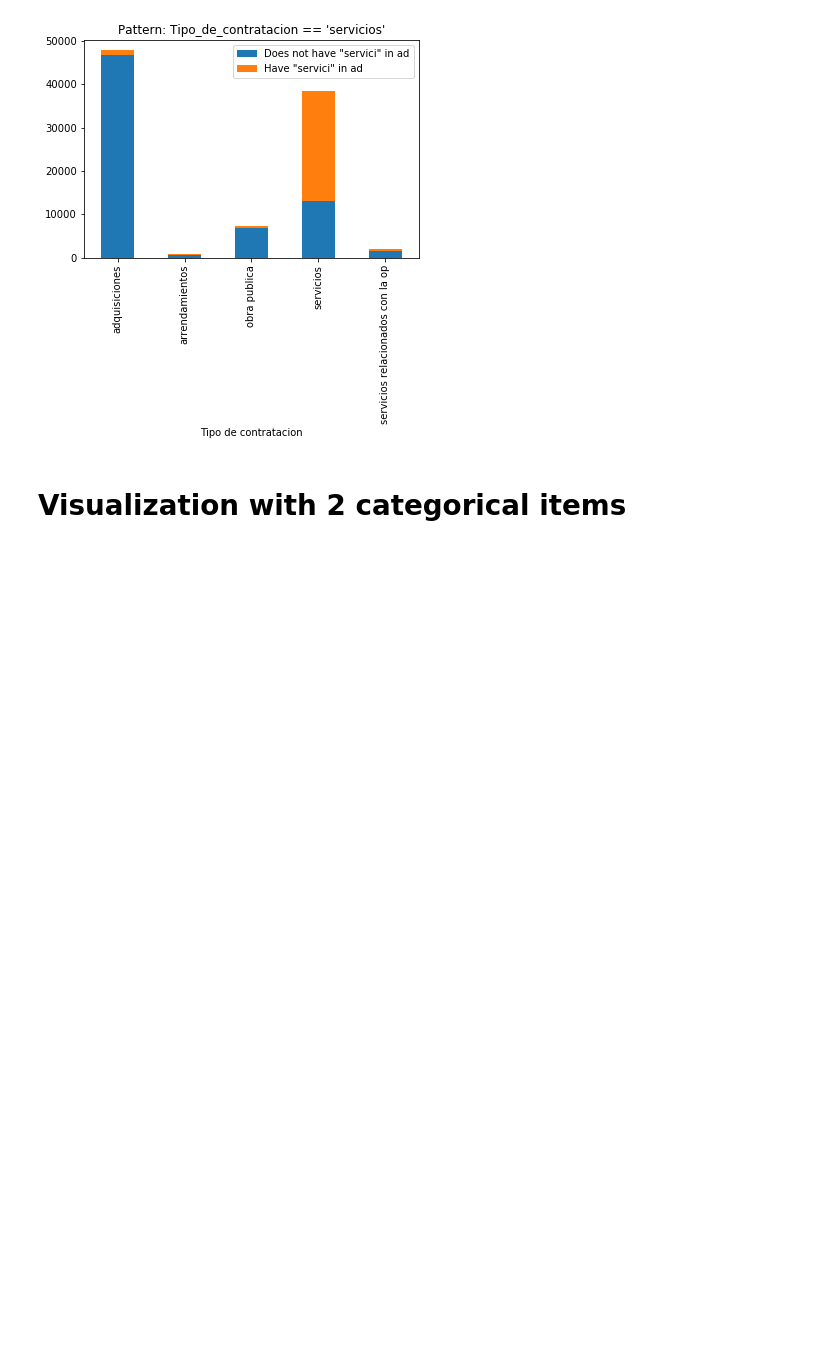
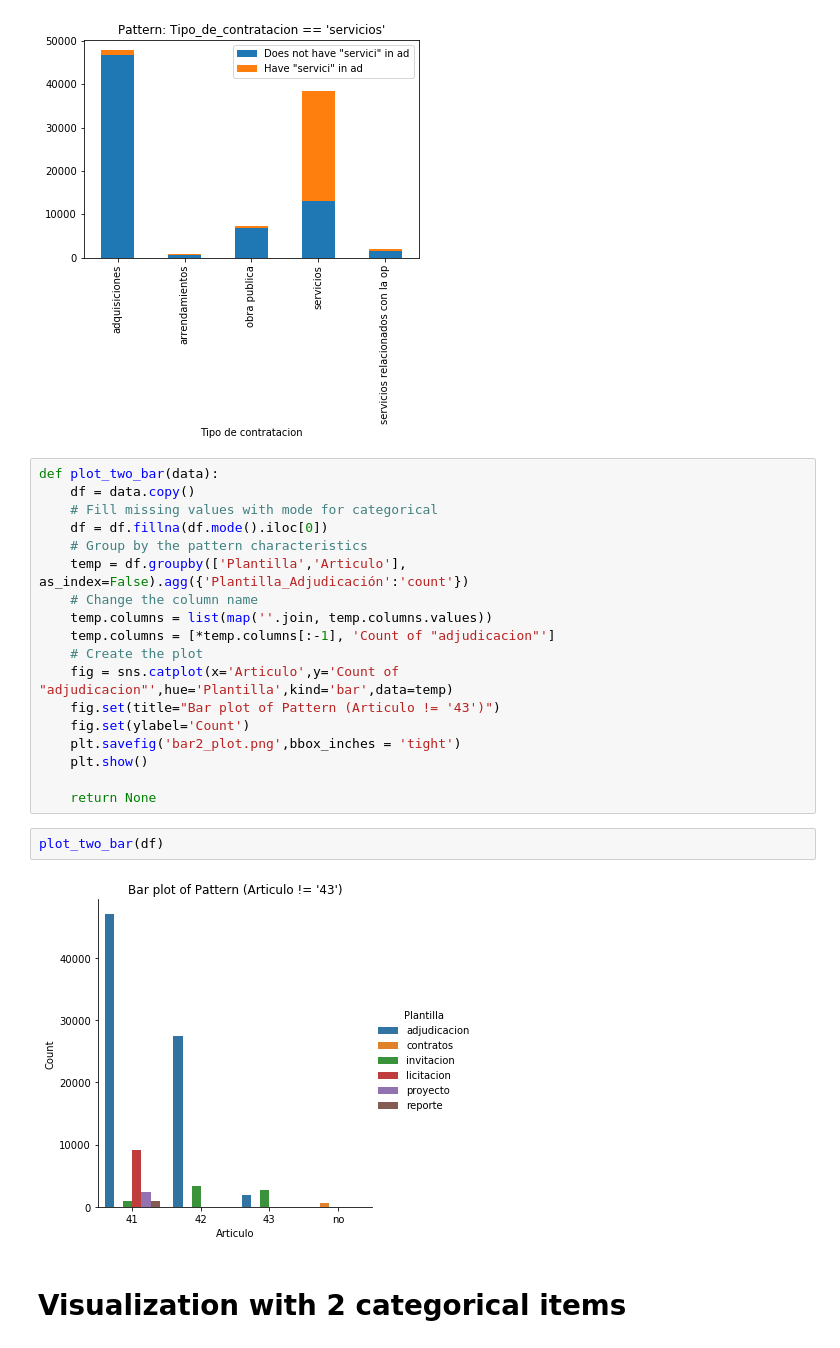
Before and after one commit to ML-Group-Col/Exped_Visualizations, a Jupyter notebook: visuals_ramon.ipynb, the cells around one changed output. Drawn from its saved outputs; the diff is of its cells as text; blank space fills up the shorter version.

Commit message:
new plots

```diff
--- a/visuals_ramon.ipynb
+++ b/visuals_ramon.ipynb
@@ -52,5 +52,27 @@ bar_plot_one_item(df,'Tipo de contratacion','Most_used_description_word_servici'
 # %% [output]
 <Figure size 648x792 with 0 Axes>
 [figure]
+# %%
+def plot_two_bar(data):
+    df = data.copy()
+    # Fill missing values with mode for categorical
+    df = df.fillna(df.mode().iloc[0])
+    # Group by the pattern characteristics
+    temp = df.groupby(['Plantilla','Articulo'], as_index=False).agg({'Plantilla_Adjudicación':'count'})
+    # Change the column name
+    temp.columns = list(map(''.join, temp.columns.values))
+    temp.columns = [*temp.columns[:-1], 'Count of "adjudicacion"']
+    # Create the plot
+    fig = sns.catplot(x='Articulo',y='Count of "adjudicacion"',hue='Plantilla',kind='bar',data=temp)
+    fig.set(title="Bar plot of Pattern (Articulo != '43')")
+    fig.set(ylabel='Count')
+    plt.savefig('bar2_plot.png',bbox_inches = 'tight')
+    plt.show()
+
+    return None
+# %%
+plot_two_bar(df)
+# %% [output]
+[figure, added]
 # %% [markdown]
 # Visualization with 2 categorical items
```
Also changed, not shown: parts of 4 cells of this notebook, 3 other files.
